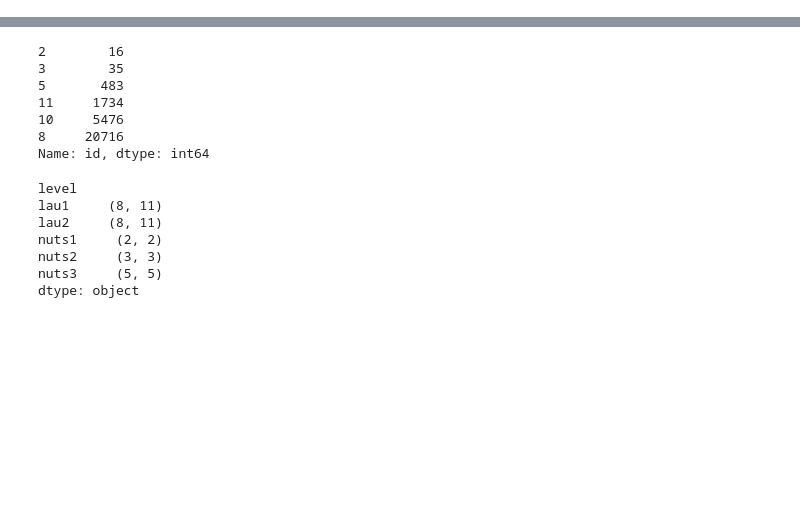
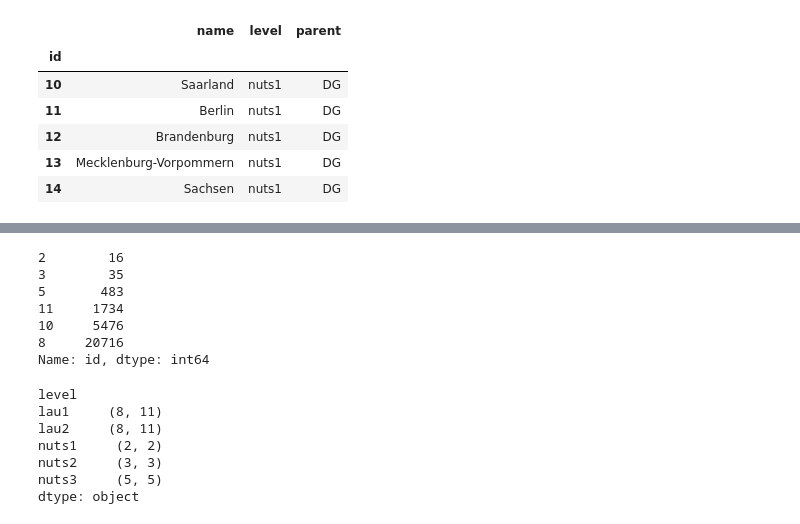
Before and after one commit to CorrelAid/datenguide-python, a Jupyter notebook: allRegionsAnalysis.ipynb, the cells around one changed output, grey strips where cells are left out. Cells and saved outputs as stored; diff of their text form; code cells hidden in the pictures; blank space fills up the shorter version.

```diff
--- a/allRegionsAnalysis.ipynb
+++ b/allRegionsAnalysis.ipynb
@@ -77,0 +90,10 @@ level_df = pd.concat(pd.concat([pd.DataFrame(page['data']['allRegions']['regions
+# %%
+all_rg_parents.head()
+# %% [output]
+|  | name | level | parent |
+| id |  |  |  |
+| 10 | Saarland | nuts1 | DG |
+| 11 | Berlin | nuts1 | DG |
+| 12 | Brandenburg | nuts1 | DG |
+| 13 | Mecklenburg-Vorpommern | nuts1 | DG |
+| 14 | Sachsen | nuts1 | DG |
```
Also changed, not shown: parts of 30 cells of this notebook, 5 other files.
